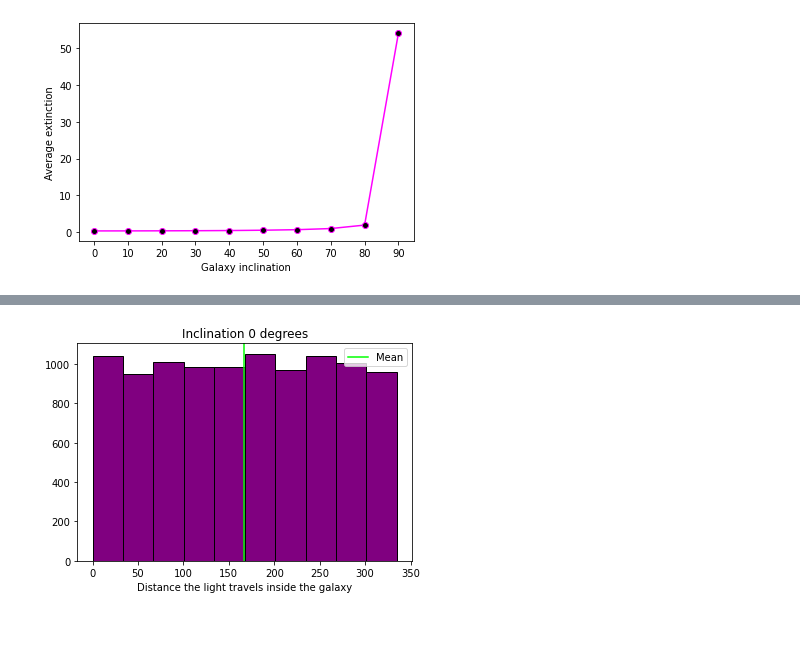
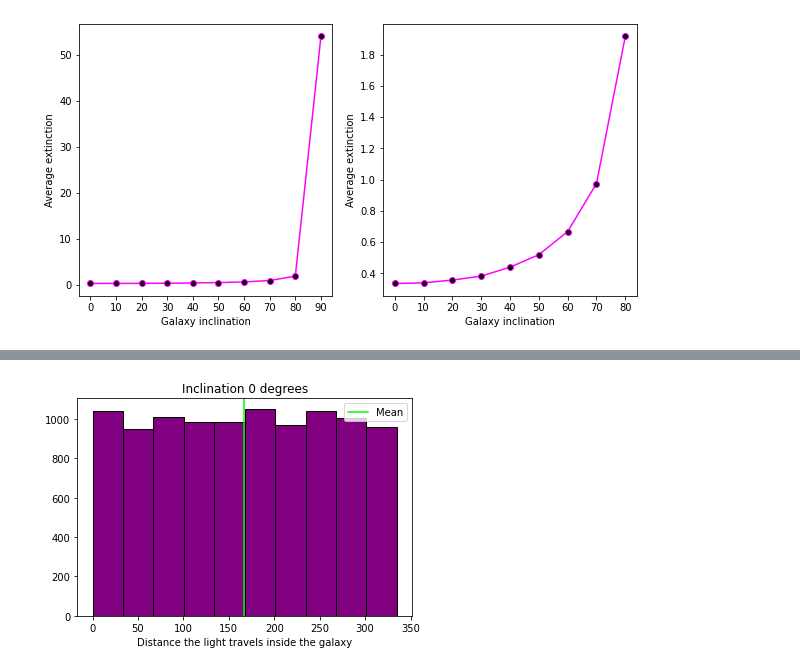
Before and after one commit to clvass98/Statistical-methods-course, a Jupyter notebook: malli.ipynb, the cells around one changed output, grey strips where cells are left out. Saved outputs shown, nothing was run; the diff lists cells and outputs as text; code cells hidden in the pictures; blank space fills up the shorter version.

```diff
--- a/malli.ipynb
+++ b/malli.ipynb
@@ -78,12 +78,17 @@ for inclination in [0,10,20,30,40,50,60,70,80,90]:
 # %%
-plt.figure()
-plt.plot([0,10,20,30,40,50,60,70,80,90], average_extinctions, color = 'magenta', marker = 'o', markerfacecolor = 'black')
-plt.xticks([0,10,20,30,40,50,60,70,80,90])
-plt.xlabel('Galaxy inclination')
-plt.ylabel('Average extinction')
-#plt.legend()
-plt.show()
-#print(list_mag)
-#print(extinction_list)
+fig, ax = plt.subplots(1,2)
+ax[0].plot([0,10,20,30,40,50,60,70,80,90], average_extinctions, color = 'magenta', marker = 'o', markerfacecolor = 'black')
+ax[0].set_xticks([0,10,20,30,40,50,60,70,80,90])
+ax[0].set_xlabel('Galaxy inclination')
+ax[0].set_ylabel('Average extinction')
+
+ax[1].plot([0,10,20,30,40,50,60,70,80], average_extinctions[:9], color = 'magenta', marker = 'o', markerfacecolor = 'black')
+ax[1].set_xticks([0,10,20,30,40,50,60,70,80])
+ax[1].set_xlabel('Galaxy inclination')
+ax[1].set_ylabel('Average extinction')
+
+fig = plt.gcf()
+fig.set_size_inches(10,5)
+#plt.savefig('Average extinctions')
 # %% [output]
-[figure, old version]
+[figure, new version]
```
Also changed, not shown: parts of 5 cells of this notebook.
